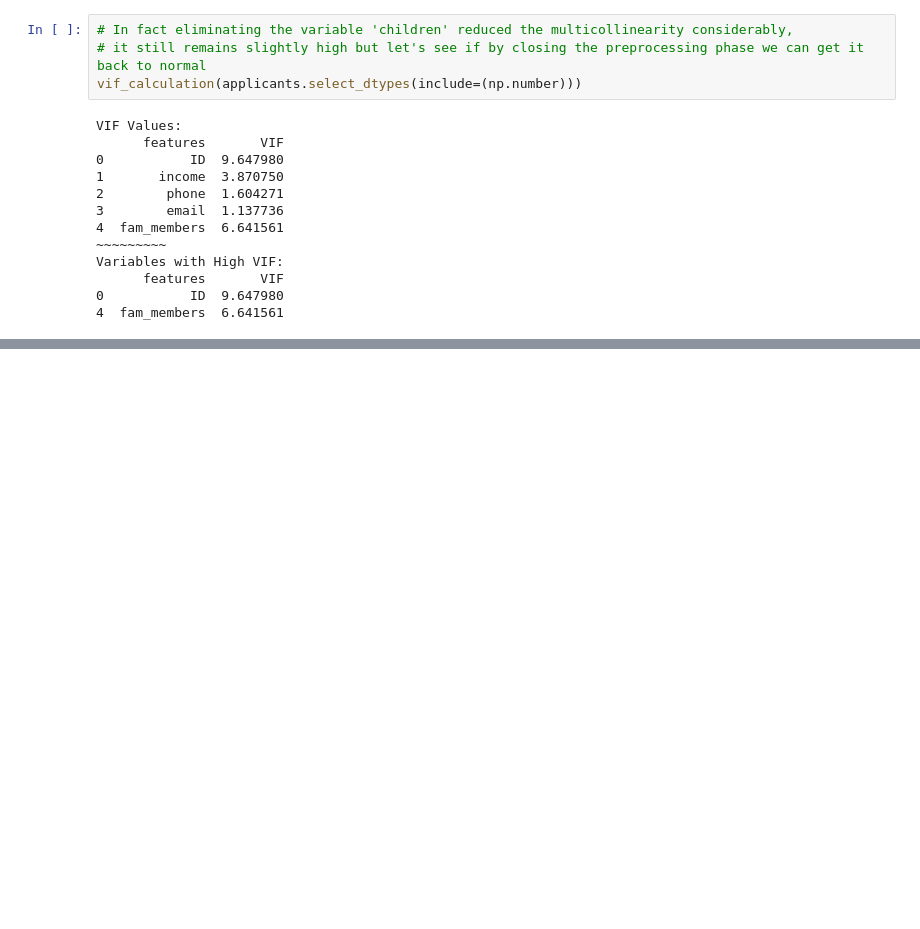
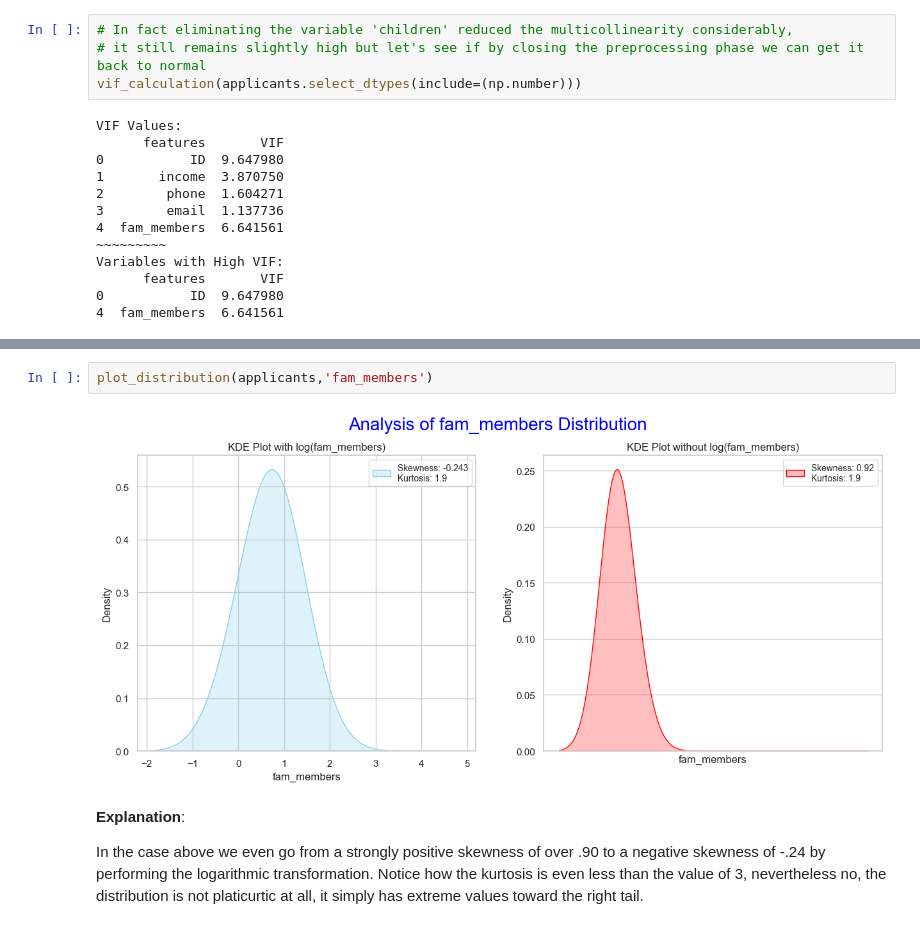
Before and after one commit to ThomasProce/credit-risk-classification, a Jupyter notebook: credit_risk.ipynb, the cells around one changed output, grey strips where cells are left out. Drawn from its saved outputs; the diff is of its cells as text; blank space fills up the shorter version.

```diff
--- a/credit_risk.ipynb
+++ b/credit_risk.ipynb
@@ -955,0 +1070,9 @@ Variables with High VIF:
+# %%
+plot_distribution(applicants,'fam_members')
+# %% [output]
+[figure, added]
+# %% [markdown]
+**Explanation**:
+
+In the case above we even go from a strongly positive skewness of over .90 to a negative skewness of -.24 by performing the logarithmic transformation.
+Notice how the kurtosis is even less than the value of 3, nevertheless no, the distribution is not platicurtic at all, it simply has extreme values toward the right tail.
```
Also changed, not shown: parts of 7 cells of this notebook.
